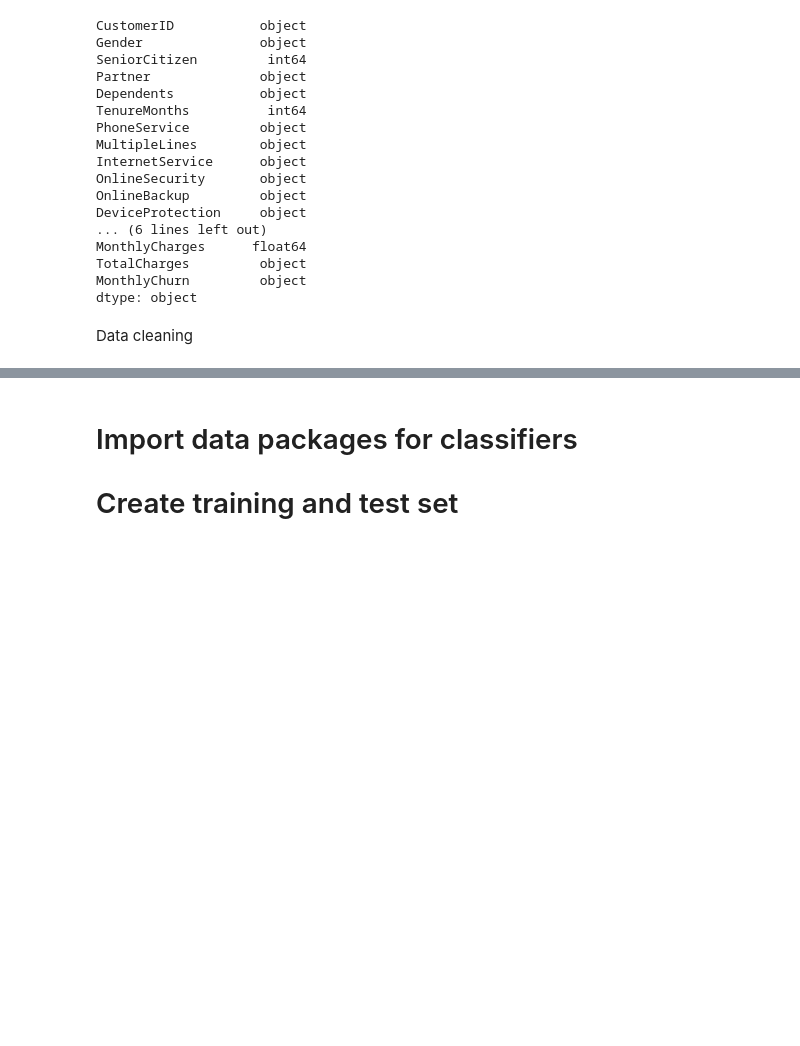
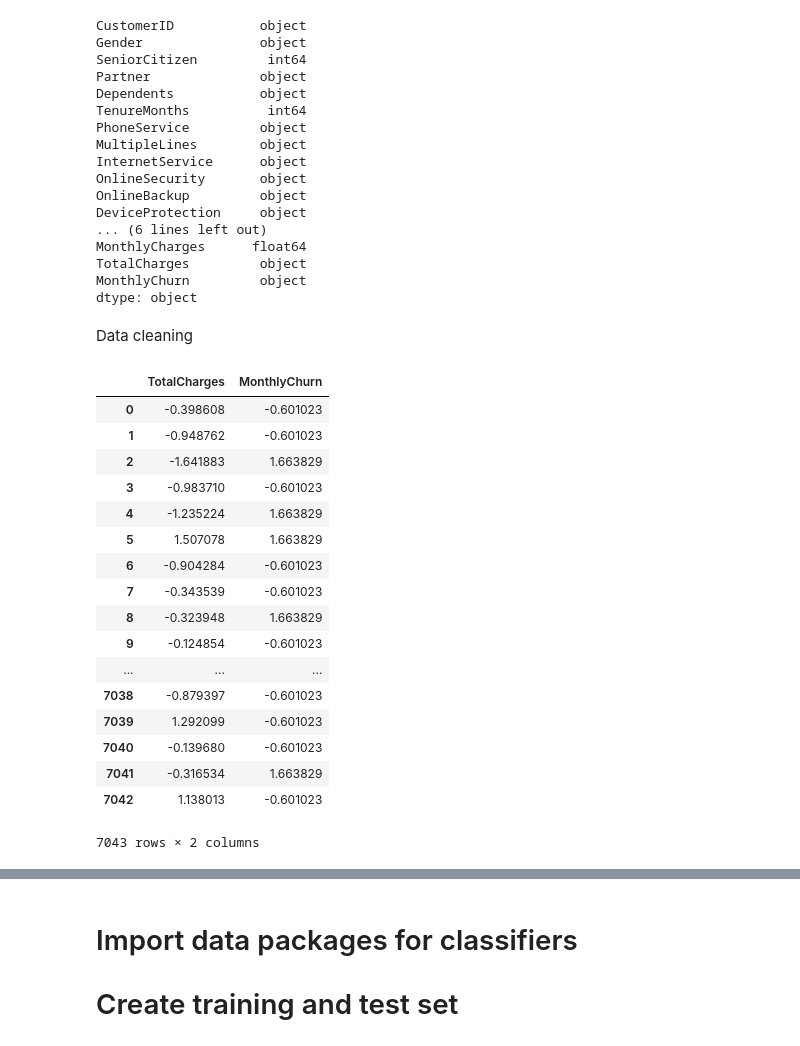
Before and after one commit to carmen-chan/A2, a Jupyter notebook: Testing_area_code.ipynb, the cells around one changed output, grey strips where cells are left out. Cells and saved outputs as stored; diff of their text form; code cells hidden in the pictures; blank space fills up the shorter version.

```diff
--- a/Testing_area_code.ipynb
+++ b/Testing_area_code.ipynb
@@ -85,4 +88,29 @@ Data cleaning
 telco = telco.apply(LabelEncoder().fit_transform)
+# %%
+names = 'TotalCharges', 'MonthlyChurn'
+scaler = preprocessing.StandardScaler()
+scaled_telco = scaler.fit_transform(telco)
+scaled_df = pd.DataFrame(scaled_df, columns=names)
+scaled_df
+# %% [output]
+|  | TotalCharges | MonthlyChurn |
+| 0 | -0.398608 | -0.601023 |
+| 1 | -0.948762 | -0.601023 |
+| 2 | -1.641883 | 1.663829 |
+| 3 | -0.983710 | -0.601023 |
+| 4 | -1.235224 | 1.663829 |
+| 5 | 1.507078 | 1.663829 |
+| 6 | -0.904284 | -0.601023 |
+| 7 | -0.343539 | -0.601023 |
+| 8 | -0.323948 | 1.663829 |
+| 9 | -0.124854 | -0.601023 |
+| ... | ... | ... |
+| 7038 | -0.879397 | -0.601023 |
+| 7039 | 1.292099 | -0.601023 |
+| 7040 | -0.139680 | -0.601023 |
+| 7041 | -0.316534 | 1.663829 |
+| 7042 | 1.138013 | -0.601023 |
+7043 rows × 2 columns
 # %%
 telco.describe()
 # %% [output]
```
Also changed, not shown: parts of 1 cell of this notebook.
